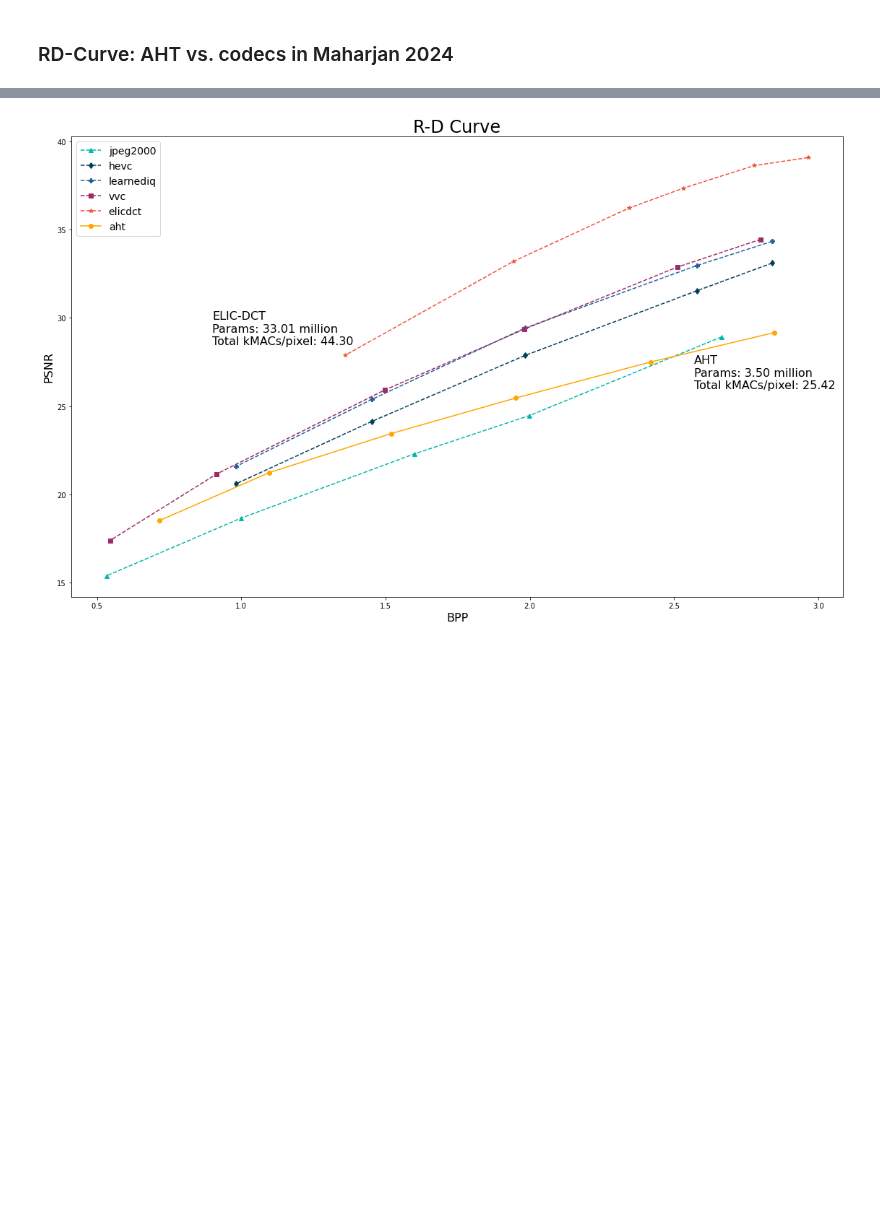
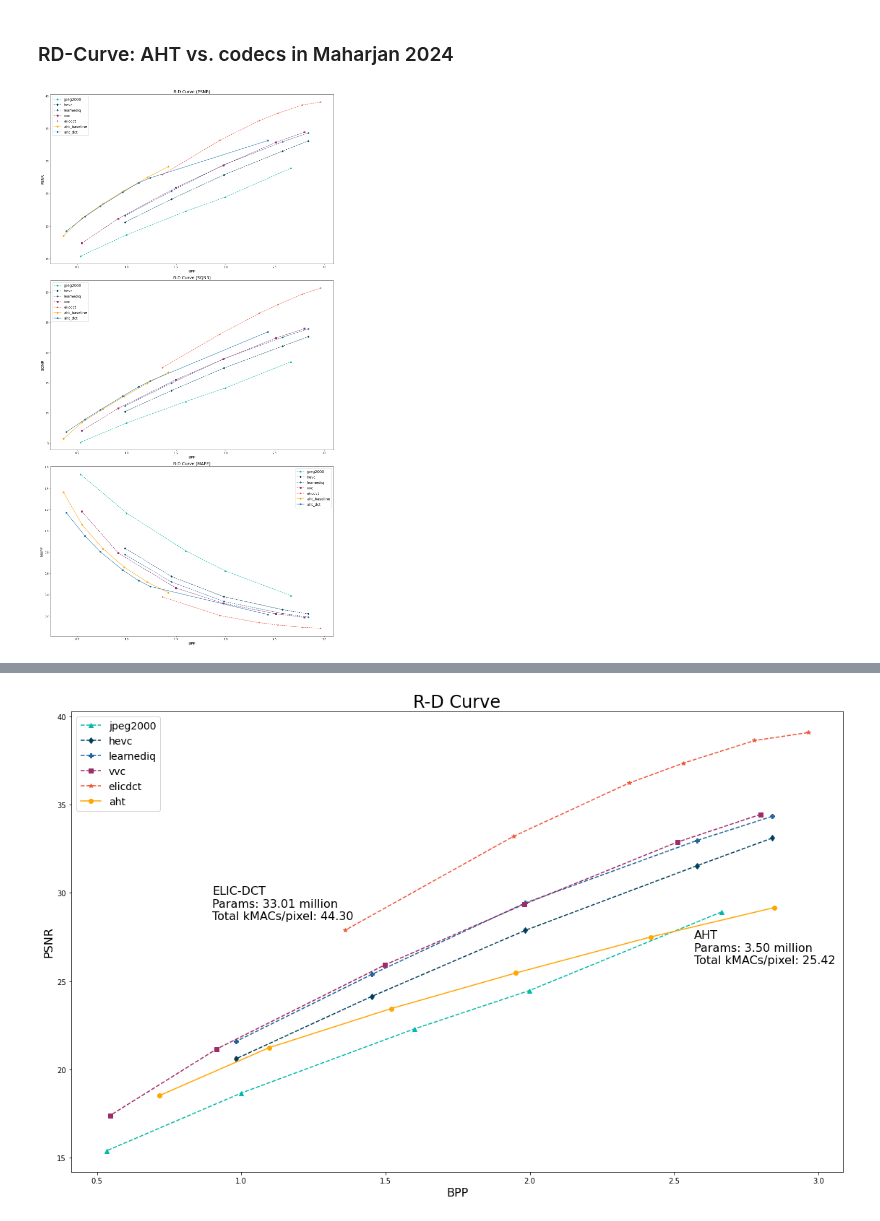
Before and after one commit to zb-umkc/PACT, a Jupyter notebook: analysis.ipynb, the cells around one changed output, grey strips where cells are left out. Saved outputs shown, nothing was run; the diff lists cells and outputs as text; code cells hidden in the pictures; blank space fills up the shorter version.

Commit message:
Train models for higher BPP

```diff
--- a/analysis.ipynb
+++ b/analysis.ipynb
@@ -89,9 +102,41 @@ rd_data = {
 # %%
-aht_data = results_df[results_df["model"] == "baseline"]
-rd_data["aht"] = {
-    "bpp": aht_data["bpp"].round(4).tolist(),
-    "psnr": aht_data["psnr_amp"].round(4).tolist(),
-    "color": "#ffa600",
+rd_data["aht_dct"] = {
+    "bpp":  [0.3876, 0.5784, 0.7321, 0.9595, 1.1210, 1.2375, 2.4289],
+    "psnr": [19.2276, 21.4663, 23.0597, 25.2319, 26.6564, 27.4108, 33.1572],
+    "sqnr": [6.8572, 8.9582, 10.5334, 12.7963, 14.3422, 15.3077, 23.4317],
+    "mape": [1.1715, 0.9505, 0.8037, 0.6317, 0.5322, 0.4779, 0.2139],
+    "color": "#1f77b4",
     "marker": "o",
     "linestyle": "solid",
 }
+# %%
+# Make 3 subplots for PSNR, SQNR, and MAPE
+fig, ax = plt.subplots(3, 1, figsize=(16, 30))
+
+ax[0].set_title("R-D Curve (PSNR)", fontsize=16)
+ax[1].set_title("R-D Curve (SQNR)", fontsize=16)
+ax[2].set_title("R-D Curve (MAPE)", fontsize=16)
+
+for i, model in enumerate(rd_data.keys()):
+    bpp = rd_data[model]["bpp"]
+    psnr = rd_data[model]["psnr"]
+    sqnr = rd_data[model]["sqnr"]
+    mape = rd_data[model]["mape"]
+
+    ax[0].plot(bpp, psnr, label=model, marker=rd_data[model]["marker"], linestyle=rd_data[model]["linestyle"], color=rd_data[model]["color"])
+    ax[1].plot(bpp, sqnr, label=model, marker=rd_data[model]["marker"], linestyle=rd_data[model]["linestyle"], color=rd_data[model]["color"])
+    ax[2].plot(bpp, mape, label=model, marker=rd_data[model]["marker"], linestyle=rd_data[model]["linestyle"], color=rd_data[model]["color"])
+
+ax[0].set_xlabel("BPP", fontsize=14)
+ax[0].set_ylabel("PSNR", fontsize=14)
+ax[0].legend(fontsize=14)
+ax[1].set_xlabel("BPP", fontsize=14)
+ax[1].set_ylabel("SQNR", fontsize=14)
+ax[1].legend(fontsize=14)
+ax[2].set_xlabel("BPP", fontsize=14)
+ax[2].set_ylabel("MAPE", fontsize=14)
+ax[2].legend(fontsize=14)
+plt.tight_layout()
+plt.show()
+# %% [output]
+[figure, added]
```
Also changed, not shown: parts of 5 cells of this notebook, 5 other files.
